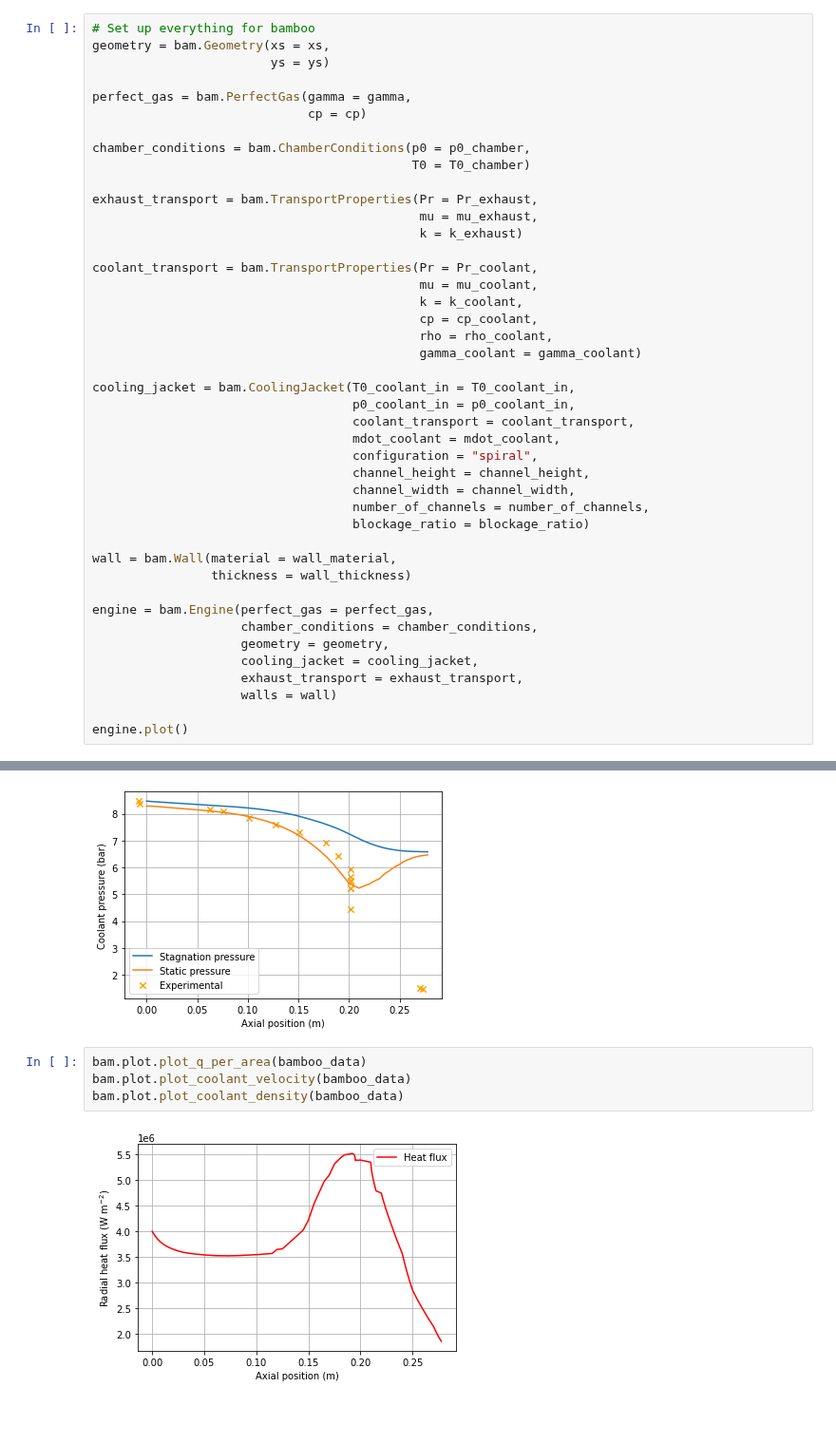
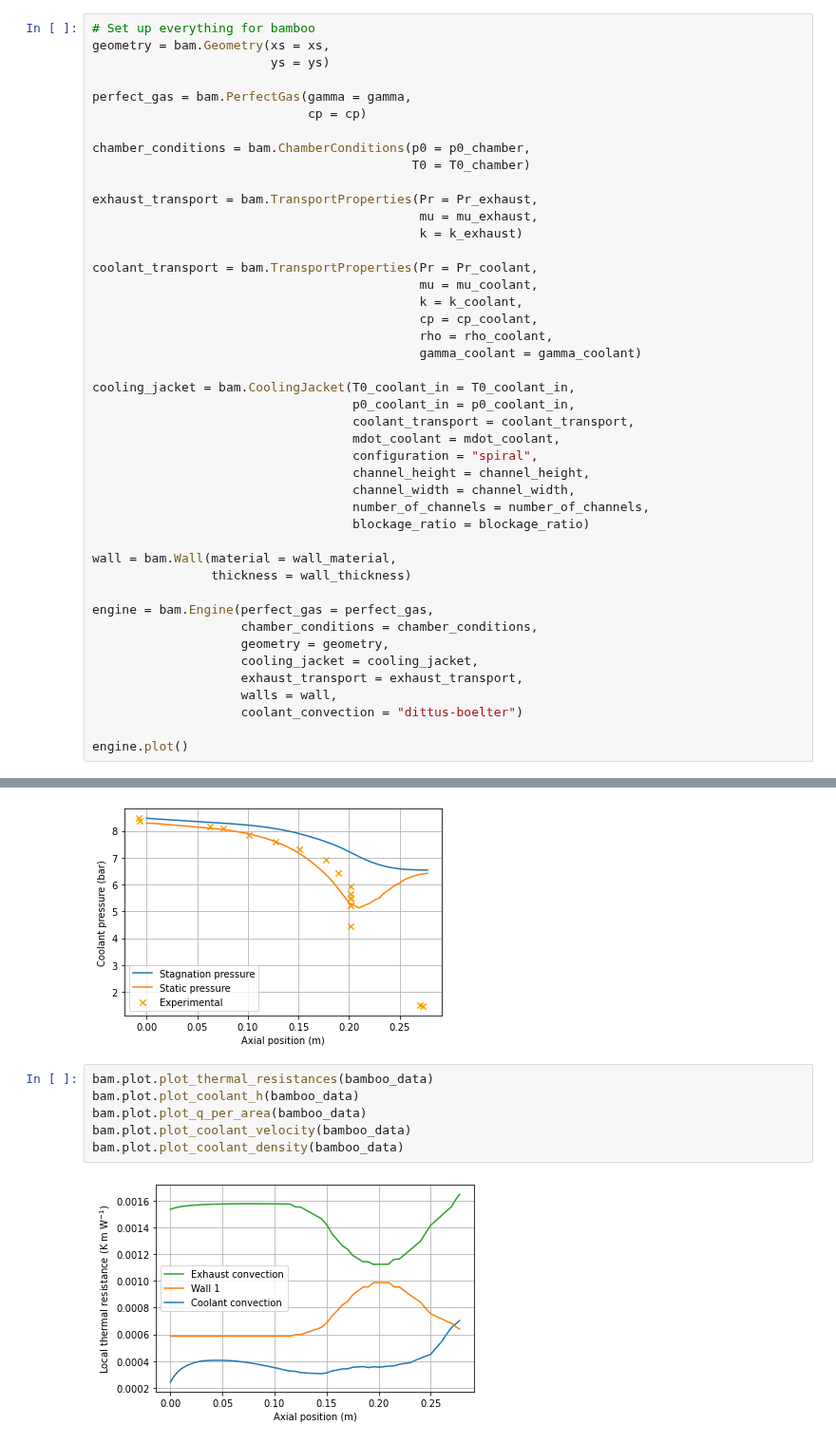
Before and after one commit to cuspaceflight/bamboo, a Jupyter notebook: Pavli 1966.ipynb, the cells around one changed output, grey strips where cells are left out. Shown at 95% size. Drawn from its saved outputs; the diff is of its cells as text; blank space fills up the shorter version.

Commit message:
Added extra plots to try and debug

```diff
--- a/Pavli 1966.ipynb
+++ b/Pavli 1966.ipynb
@@ -137,7 +137,8 @@ engine = bam.Engine(perfect_gas = perfect_gas,
                     geometry = geometry,
                     cooling_jacket = cooling_jacket,
                     exhaust_transport = exhaust_transport,
-                    walls = wall)
+                    walls = wall,
+                    coolant_convection = "dittus-boelter")
 
 engine.plot()
 # %% [output]
@@ -172,8 +173,10 @@ plt.show()
 # %% [output]
 [figure]
 # %%
+bam.plot.plot_thermal_resistances(bamboo_data)
+bam.plot.plot_coolant_h(bamboo_data)
 bam.plot.plot_q_per_area(bamboo_data)
 bam.plot.plot_coolant_velocity(bamboo_data)
 bam.plot.plot_coolant_density(bamboo_data)
 # %% [output]
-[figure, old version]
+[figure, new version]
```
Also changed, not shown: parts of 2 cells of this notebook, 2 other files.
